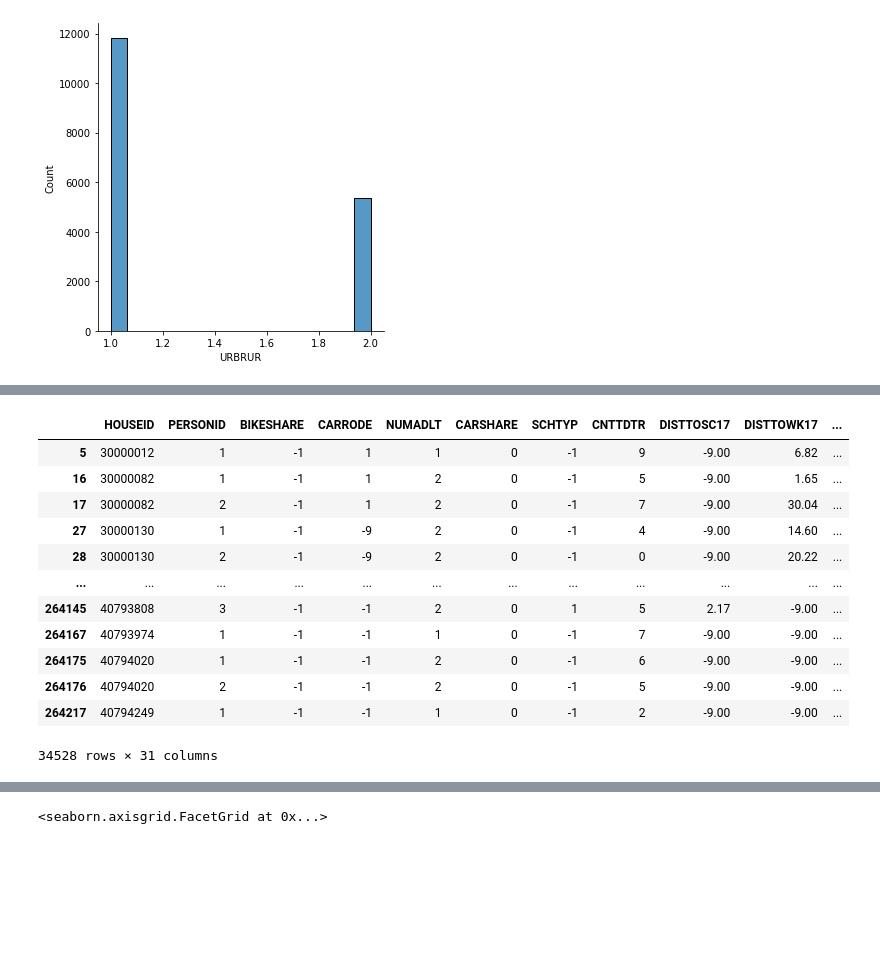
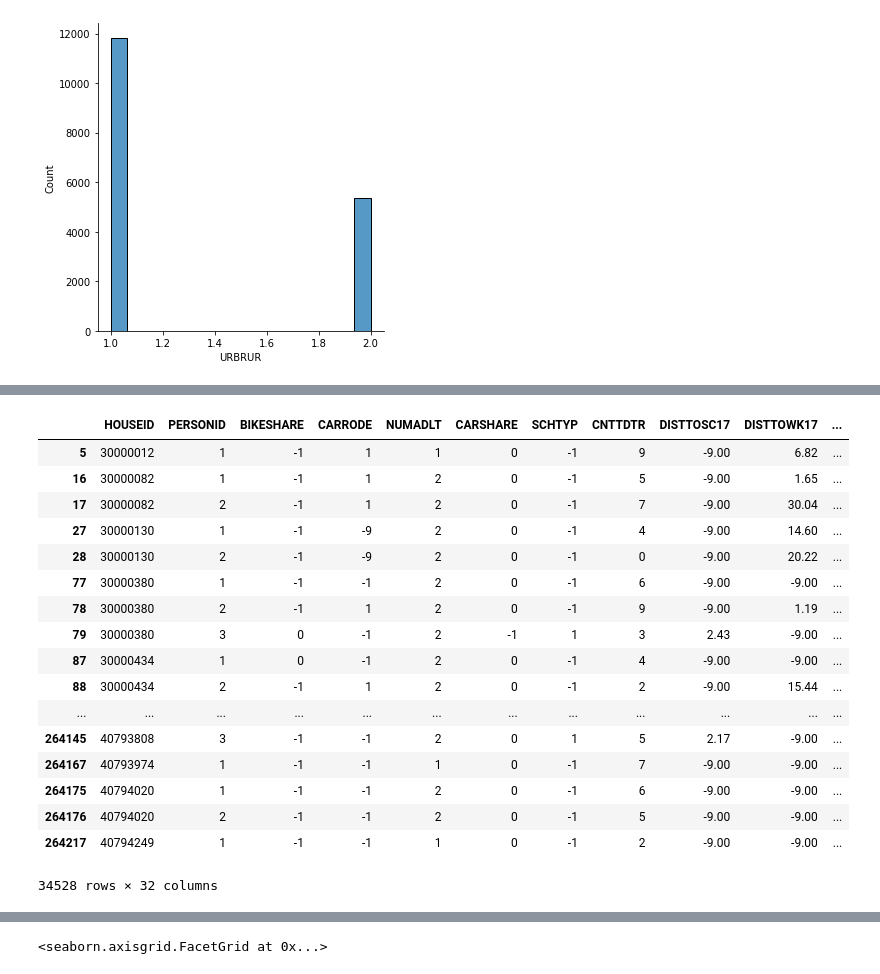
Before and after one commit to seanteohyh/AML_US_Traffic, a Jupyter notebook: Prep For Feature Set.ipynb, the cells around one changed output, grey strips where cells are left out. Saved outputs shown, nothing was run; the diff lists cells and outputs as text; code cells hidden in the pictures; blank space fills up the shorter version.

```diff
--- a/Prep For Feature Set.ipynb
+++ b/Prep For Feature Set.ipynb
@@ -1,7 +1,8 @@
 # %%
 import pandas as pd
 # %%
-households = pd.read_csv('/Users/weijilim/Downloads/csv/hhpub.csv')
+#households = pd.read_csv('/Users/weijilim/Downloads/csv/hhpub.csv')
+households = pd.read_csv('C:/Users/user/Documents/Python Scripts/Project/csv/hhpub.csv')
 
 households = households.sort_index(axis=1)
 households.head(5)
@@ -193,7 +218,8 @@ sns.displot(NY_households['URBRUR'])
 # %%
 NY_HH_IDS = cleaned_NY['HOUSEID'].values.tolist()
 # %%
-personal = pd.read_csv('/Users/weijilim/Downloads/csv/perpub.csv')
+#personal = pd.read_csv('/Users/weijilim/Downloads/csv/perpub.csv')
+personal = pd.read_csv('C:/Users/user/Documents/Python Scripts/Project/csv/perpub.csv')
 # filter to NY Households
 NY_personal = personal[personal['HOUSEID'].isin(NY_HH_IDS)]
 NY_personal
@@ -215,22 +246,27 @@ NY_personal
 # for checking
 #sns.displot(NY_personal['SCHTYP'])
 # %%
-cleaned_person = NY_personal[['HOUSEID','PERSONID','BIKESHARE','CARRODE','NUMADLT','CARSHARE','SCHTYP','CNTTDTR','DISTTOSC17','DISTTOWK17','EDUC','FLEXTIME','GT1JBLWK','HEALTH','MCUSED','NBIKETRP','NOCONG','TIMETOWK','NWALKTRP','OCCAT','PTUSED','PUBTIME','RIDESHARE','R_AGE_IMP','R_SEX_IMP','WRKTIME','HHSIZE','WKFMHMXX','WKFTPT','WRKCOUNT','WKRMHM']].copy()
+cleaned_person = NY_personal[['HOUSEID','PERSONID','BIKESHARE','CARRODE','NUMADLT','CARSHARE','SCHTYP','CNTTDTR','DISTTOSC17','DISTTOWK17','EDUC','FLEXTIME','GT1JBLWK','HEALTH','MCUSED','NBIKETRP','NOCONG','TIMETOWK','NWALKTRP','OCCAT','PTUSED','PUBTIME','RIDESHARE','R_AGE_IMP','R_SEX_IMP','WRKTIME','HHSIZE','WKFMHMXX','WKFTPT','WRKCOUNT','WKRMHM', 'WORKER']].copy()
 cleaned_person
 # %% [output]
 |  | HOUSEID | PERSONID | BIKESHARE | CARRODE | NUMADLT | CARSHARE | SCHTYP | CNTTDTR | DISTTOSC17 | DISTTOWK17 | ... |
 | 5 | 30000012 | 1 | -1 | 1 | 1 | 0 | -1 | 9 | -9.00 | 6.82 | ... |
 | 16 | 30000082 | 1 | -1 | 1 | 2 | 0 | -1 | 5 | -9.00 | 1.65 | ... |
 | 17 | 30000082 | 2 | -1 | 1 | 2 | 0 | -1 | 7 | -9.00 | 30.04 | ... |
 | 27 | 30000130 | 1 | -1 | -9 | 2 | 0 | -1 | 4 | -9.00 | 14.60 | ... |
 | 28 | 30000130 | 2 | -1 | -9 | 2 | 0 | -1 | 0 | -9.00 | 20.22 | ... |
+| 77 | 30000380 | 1 | -1 | -1 | 2 | 0 | -1 | 6 | -9.00 | -9.00 | ... |
+| 78 | 30000380 | 2 | -1 | 1 | 2 | 0 | -1 | 9 | -9.00 | 1.19 | ... |
+| 79 | 30000380 | 3 | 0 | -1 | 2 | -1 | 1 | 3 | 2.43 | -9.00 | ... |
+| 87 | 30000434 | 1 | 0 | -1 | 2 | 0 | -1 | 4 | -9.00 | -9.00 | ... |
+| 88 | 30000434 | 2 | -1 | 1 | 2 | 0 | -1 | 2 | -9.00 | 15.44 | ... |
 | ... | ... | ... | ... | ... | ... | ... | ... | ... | ... | ... | ... |
 | 264145 | 40793808 | 3 | -1 | -1 | 2 | 0 | 1 | 5 | 2.17 | -9.00 | ... |
 | 264167 | 40793974 | 1 | -1 | -1 | 1 | 0 | -1 | 7 | -9.00 | -9.00 | ... |
 | 264175 | 40794020 | 1 | -1 | -1 | 2 | 0 | -1 | 6 | -9.00 | -9.00 | ... |
 | 264176 | 40794020 | 2 | -1 | -1 | 2 | 0 | -1 | 5 | -9.00 | -9.00 | ... |
 | 264217 | 40794249 | 1 | -1 | -1 | 1 | 0 | -1 | 2 | -9.00 | -9.00 | ... |
-34528 rows × 31 columns
+34528 rows × 32 columns
 # %%
 cleaned_person.describe()
 # %% [output]
```
Also changed, not shown: parts of 74 cells of this notebook, 1 other file.
